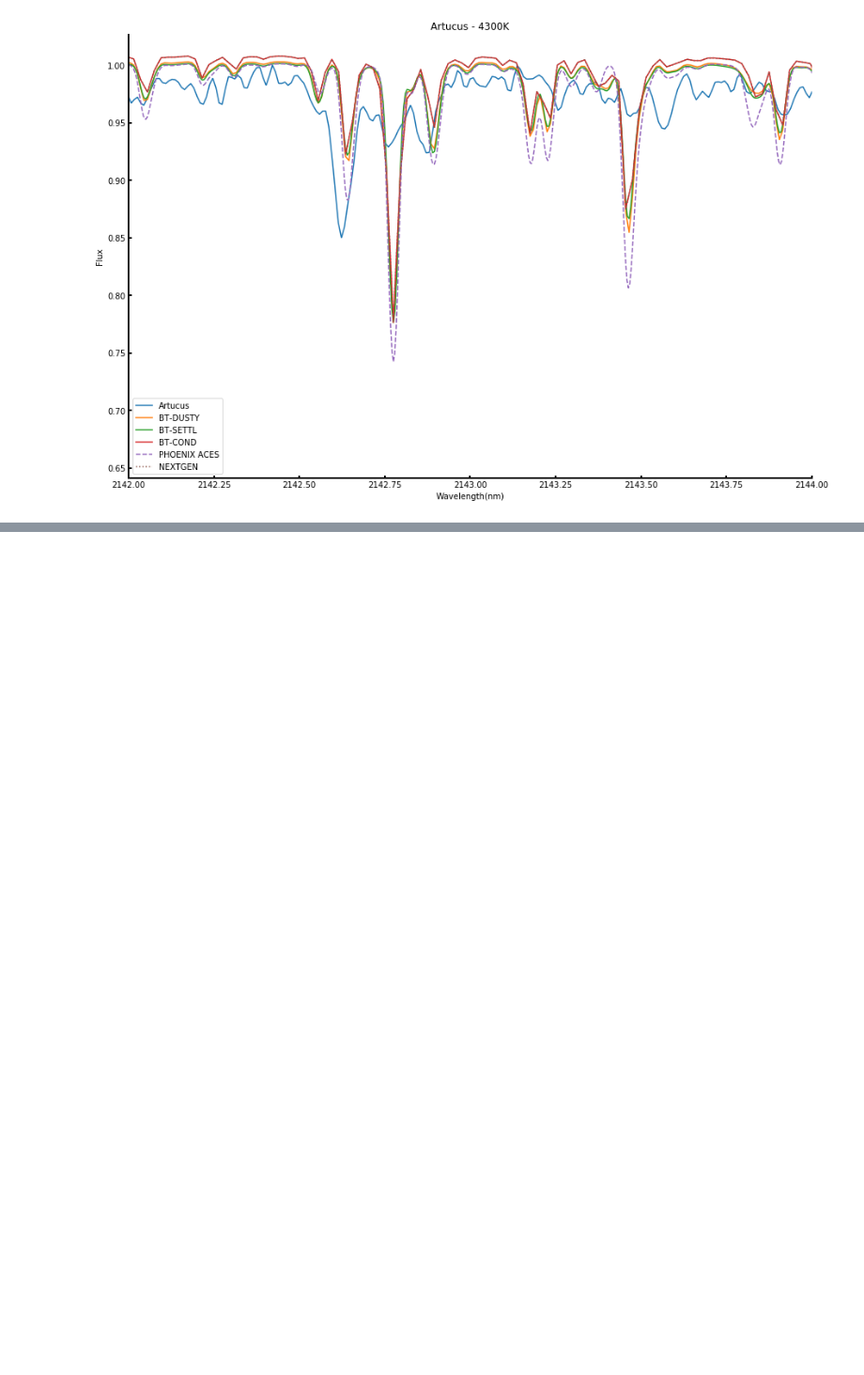
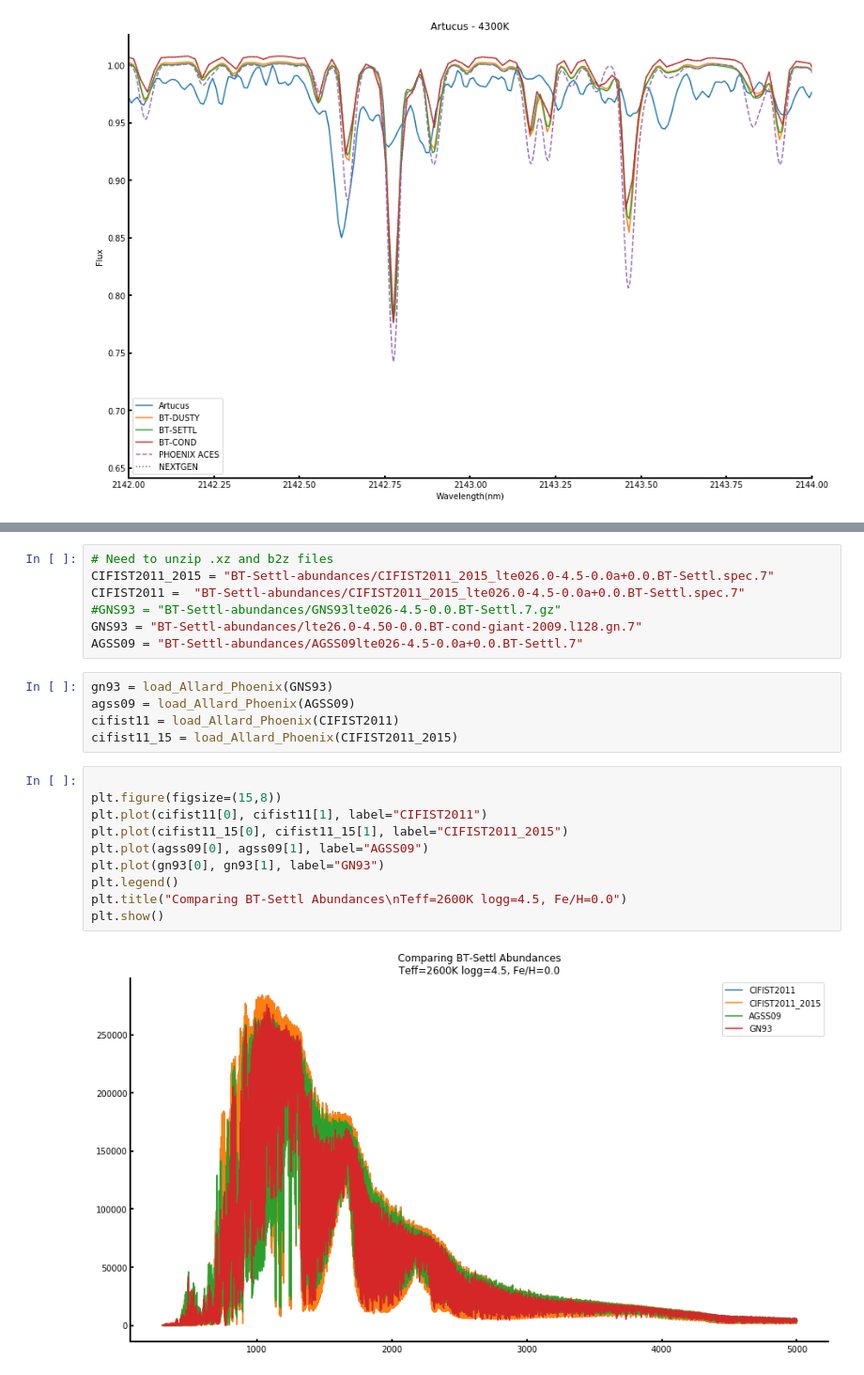
Before and after one commit to jason-neal/phoenix_notes, a Jupyter notebook: Synthetic Differences.ipynb, the cells around one changed output, grey strips where cells are left out. Shown at 94% size. Cells and saved outputs as stored; diff of their text form; blank space fills up the shorter version.

```diff
--- a/Synthetic Differences.ipynb
+++ b/Synthetic Differences.ipynb
@@ -449,0 +469,24 @@ from PyAstronomy.pyasl.phoenixUtils.read import readUnit7
+# %%
+# Need to unzip .xz and b2z files
+CIFIST2011_2015 = "BT-Settl-abundances/CIFIST2011_2015_lte026.0-4.5-0.0a+0.0.BT-Settl.spec.7"
+CIFIST2011 =  "BT-Settl-abundances/CIFIST2011_2015_lte026.0-4.5-0.0a+0.0.BT-Settl.spec.7"
+#GNS93 = "BT-Settl-abundances/GNS93lte026-4.5-0.0.BT-Settl.7.gz"
+GNS93 = "BT-Settl-abundances/lte26.0-4.50-0.0.BT-cond-giant-2009.l128.gn.7"
+AGSS09 = "BT-Settl-abundances/AGSS09lte026-4.5-0.0a+0.0.BT-Settl.7"
+# %%
+gn93 = load_Allard_Phoenix(GNS93)
+agss09 = load_Allard_Phoenix(AGSS09)
+cifist11 = load_Allard_Phoenix(CIFIST2011)
+cifist11_15 = load_Allard_Phoenix(CIFIST2011_2015)
+# %%
+
+plt.figure(figsize=(15,8))
+plt.plot(cifist11[0], cifist11[1], label="CIFIST2011")
+plt.plot(cifist11_15[0], cifist11_15[1], label="CIFIST2011_2015")
+plt.plot(agss09[0], agss09[1], label="AGSS09")
+plt.plot(gn93[0], gn93[1], label="GN93")
+plt.legend()
+plt.title("Comparing BT-Settl Abundances\nTeff=2600K logg=4.5, Fe/H=0.0")
+plt.show()
+# %% [output]
+[figure, added]
```
Also changed, not shown: parts of 29 cells of this notebook, 3 other files.
